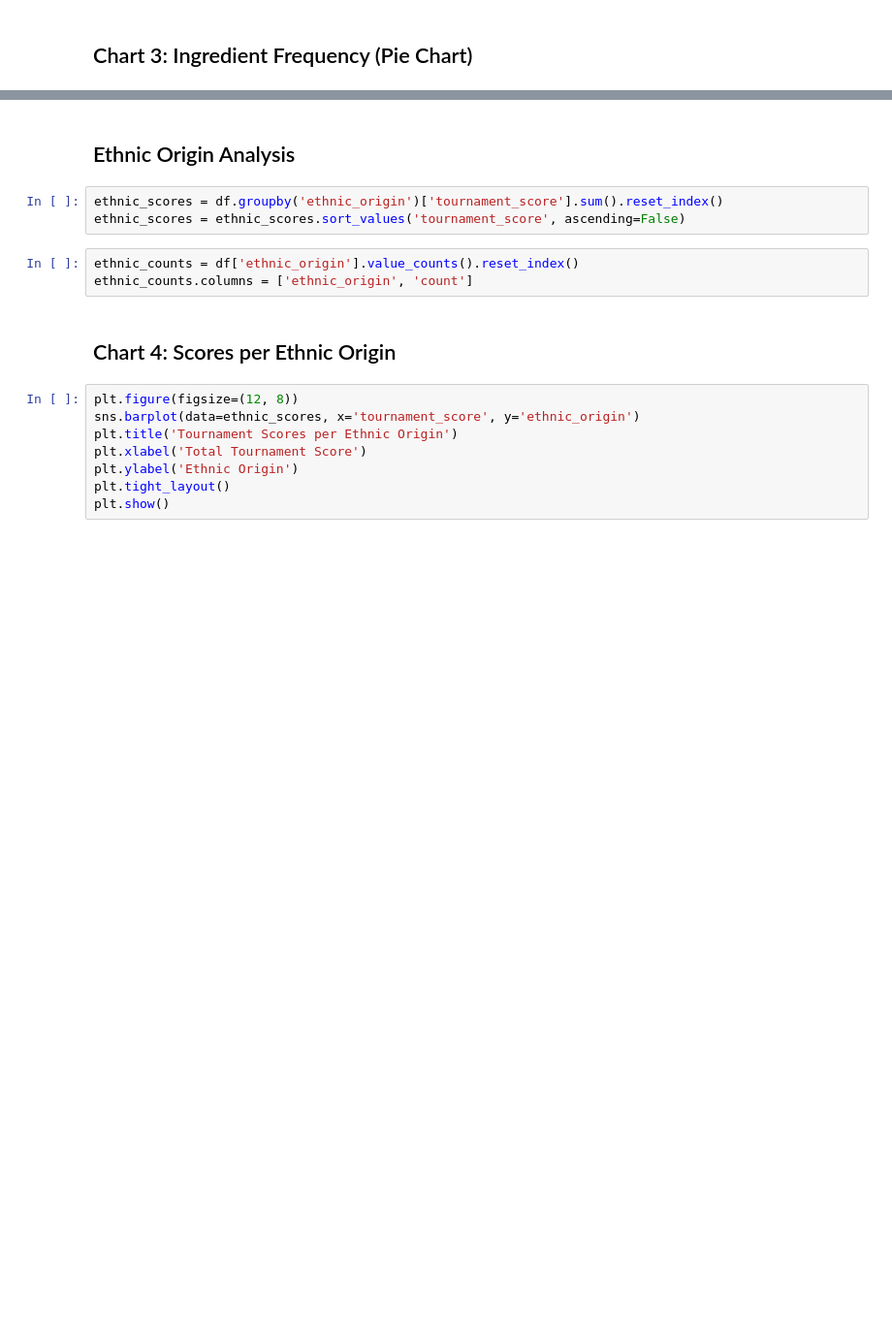
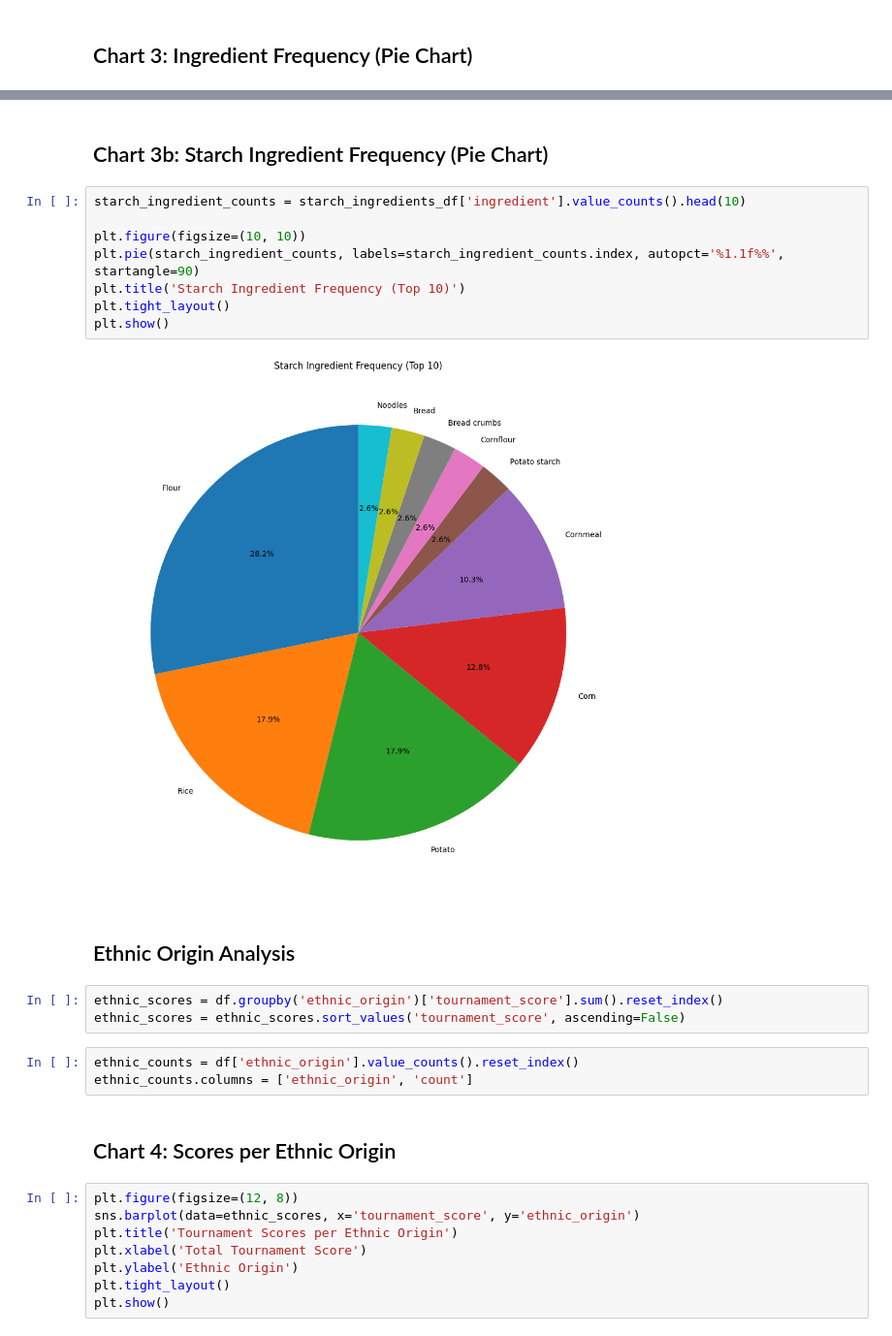
Before and after one commit to henryfaulkner/StarchMadnessStats, a Jupyter notebook: starch_madness_analysis.ipynb, the cells around one changed output, grey strips where cells are left out. Shown at 97% size. Cells and saved outputs as stored; diff of their text form; blank space fills up the shorter version.

```diff
--- a/starch_madness_analysis.ipynb
+++ b/starch_madness_analysis.ipynb
@@ -98,3 +111,15 @@ plt.show()
+# %% [markdown]
+## Chart 3b: Starch Ingredient Frequency (Pie Chart)
+# %%
+starch_ingredient_counts = starch_ingredients_df['ingredient'].value_counts().head(10)
+
+plt.figure(figsize=(10, 10))
+plt.pie(starch_ingredient_counts, labels=starch_ingredient_counts.index, autopct='%1.1f%%', startangle=90)
+plt.title('Starch Ingredient Frequency (Top 10)')
+plt.tight_layout()
+plt.show()
+# %% [output]
+[figure, added]
 # %% [markdown]
 ## Ethnic Origin Analysis
 # %%
```
Also changed, not shown: parts of 13 cells of this notebook.
